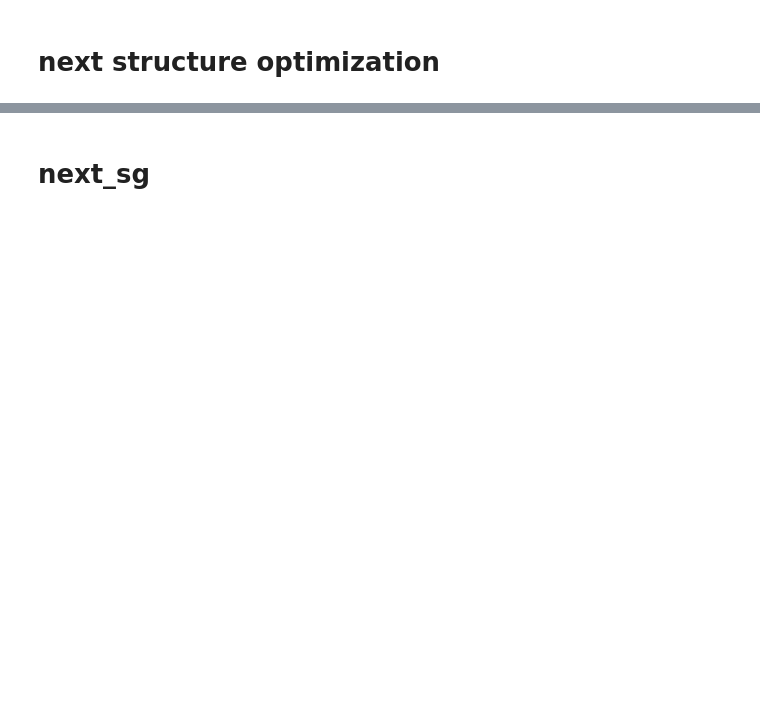
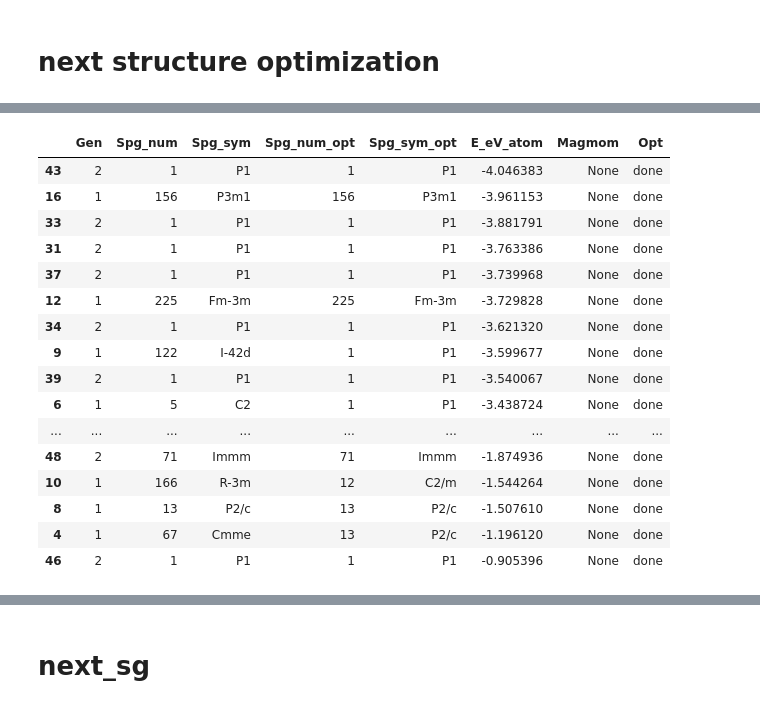
Before and after one commit to nim-hrkn/aiida_cryspy, a Jupyter notebook: example/lammps_GaN_8_EA/0130.test4.ipynb, the cells around one changed output, grey strips where cells are left out. Drawn from its saved outputs; the diff is of its cells as text; code cells hidden in the pictures; blank space fills up the shorter version.

```diff
--- a/example/lammps_GaN_8_EA/0130.test4.ipynb
+++ b/example/lammps_GaN_8_EA/0130.test4.ipynb
@@ -291,0 +485,3 @@ stat.get_dict()
+# %%
+stat_node = next_sg_results["stat"]
+stat_node.get_dict()
@@ -345,8 +616,26 @@ all_initial_structures_node.structurecollection.keys(), all_optimized_structures
 # %%
 rslt_data_node = generate_rlst(all_initial_structures_node, all_optimized_structures_node,
                               optimize_result["results"],
-                              ea_id_node, rslt_data_node)
+                              ea_id_node, rslt_data_node, stat_node)
 rslt_data_node.df.sort_values(by="E_eV_atom")
+# %% [output]
+|  | Gen | Spg_num | Spg_sym | Spg_num_opt | Spg_sym_opt | E_eV_atom | Magmom | Opt |
+| 43 | 2 | 1 | P1 | 1 | P1 | -4.046383 | None | done |
+| 16 | 1 | 156 | P3m1 | 156 | P3m1 | -3.961153 | None | done |
+| 33 | 2 | 1 | P1 | 1 | P1 | -3.881791 | None | done |
+| 31 | 2 | 1 | P1 | 1 | P1 | -3.763386 | None | done |
+| 37 | 2 | 1 | P1 | 1 | P1 | -3.739968 | None | done |
+| 12 | 1 | 225 | Fm-3m | 225 | Fm-3m | -3.729828 | None | done |
+| 34 | 2 | 1 | P1 | 1 | P1 | -3.621320 | None | done |
+| 9 | 1 | 122 | I-42d | 1 | P1 | -3.599677 | None | done |
+| 39 | 2 | 1 | P1 | 1 | P1 | -3.540067 | None | done |
+| 6 | 1 | 5 | C2 | 1 | P1 | -3.438724 | None | done |
+| ... | ... | ... | ... | ... | ... | ... | ... | ... |
+| 48 | 2 | 71 | Immm | 71 | Immm | -1.874936 | None | done |
+| 10 | 1 | 166 | R-3m | 12 | C2/m | -1.544264 | None | done |
+| 8 | 1 | 13 | P2/c | 13 | P2/c | -1.507610 | None | done |
+| 4 | 1 | 67 | Cmme | 13 | P2/c | -1.196120 | None | done |
+| 46 | 2 | 1 | P1 | 1 | P1 | -0.905396 | None | done |
 # %%
 ea_data_node = next_sg_results["ea_data"]
 ea_id_data_node = select_structure_result["ea_id_data"]
```
Also changed, not shown: parts of 64 cells of this notebook, 2 other files.
